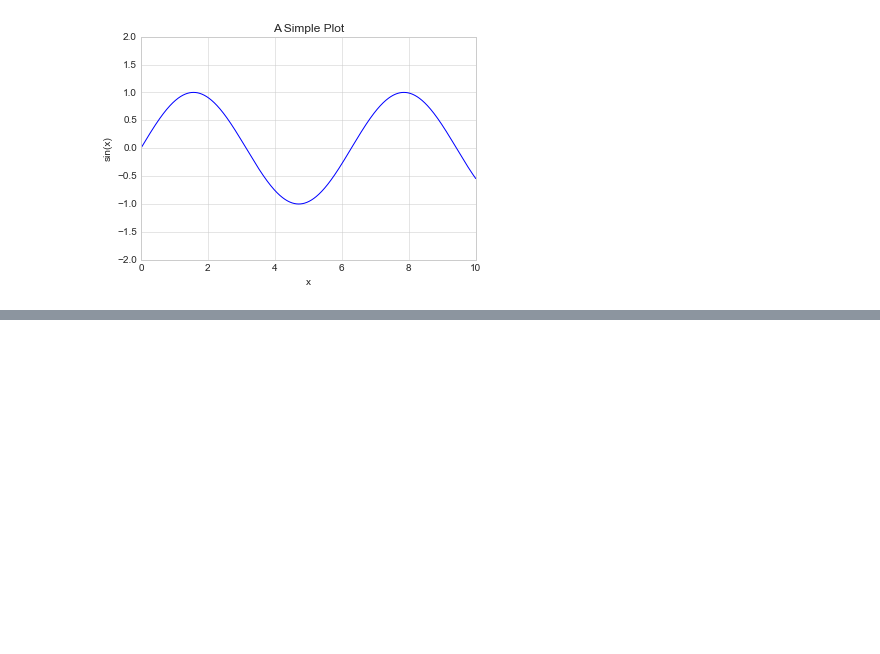
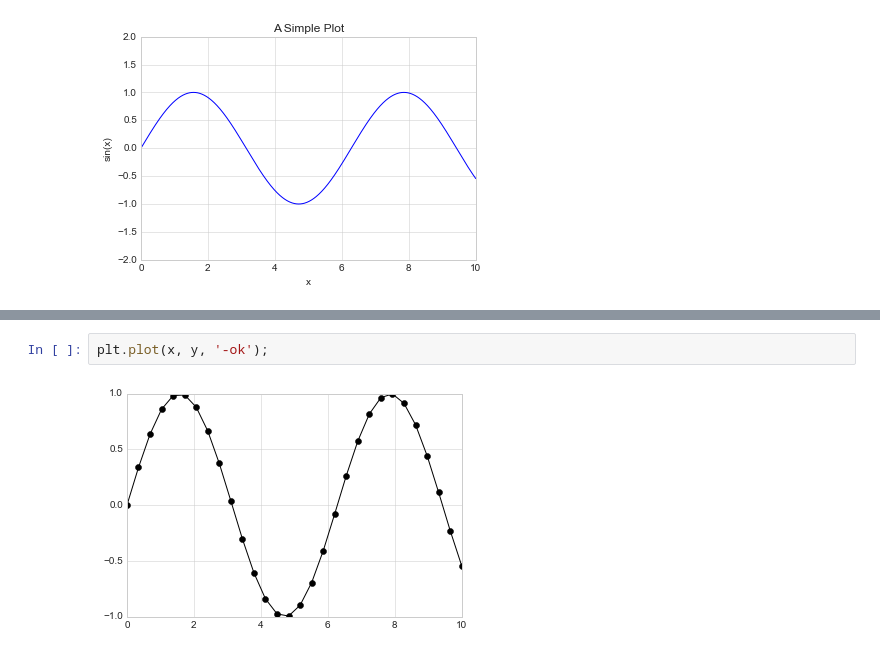
Before and after one commit to Felecort/DS-Rush, a Jupyter notebook: src/DS_handbook/5_plots_features.ipynb, the cells around one changed output, grey strips where cells are left out. Saved outputs shown, nothing was run; the diff lists cells and outputs as text; blank space fills up the shorter version.

```diff
--- a/src/DS_handbook/5_plots_features.ipynb
+++ b/src/DS_handbook/5_plots_features.ipynb
@@ -235,0 +253,4 @@ ax.set(xlim=(0, 10), ylim=(-2, 2),
+# %%
+plt.plot(x, y, '-ok');
+# %% [output]
+[figure, added]
```
Also changed, not shown: parts of 19 cells of this notebook.
